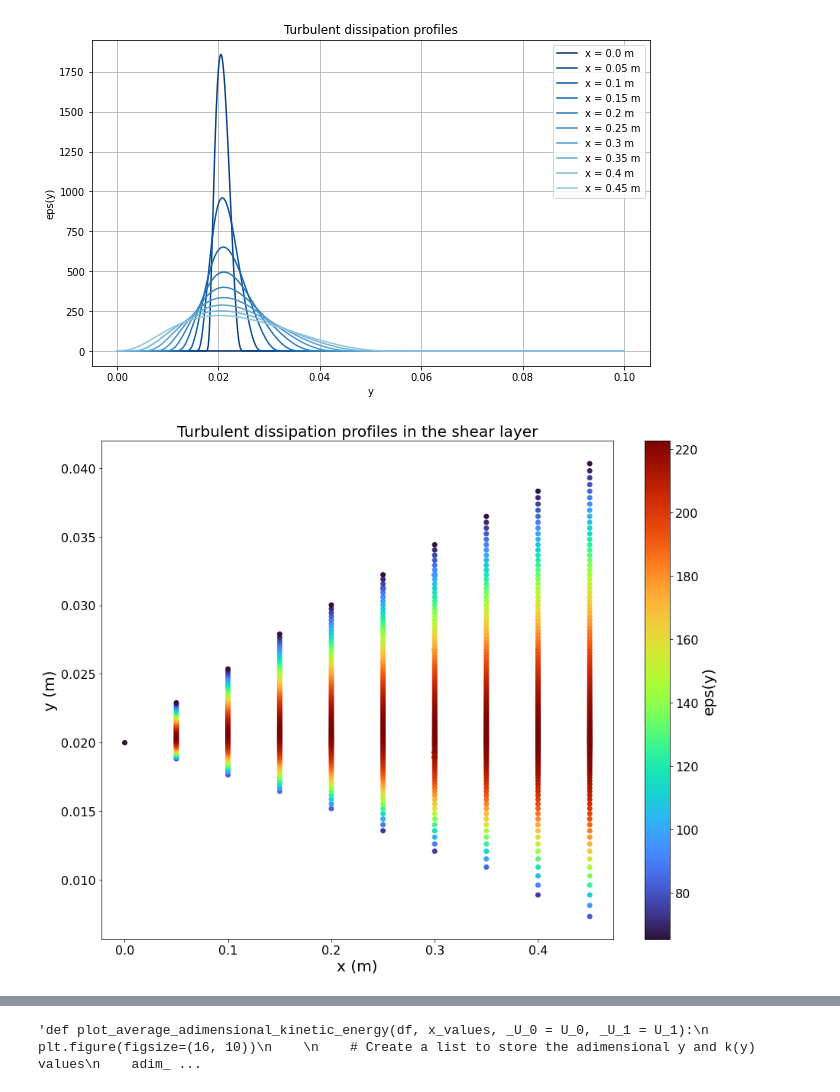
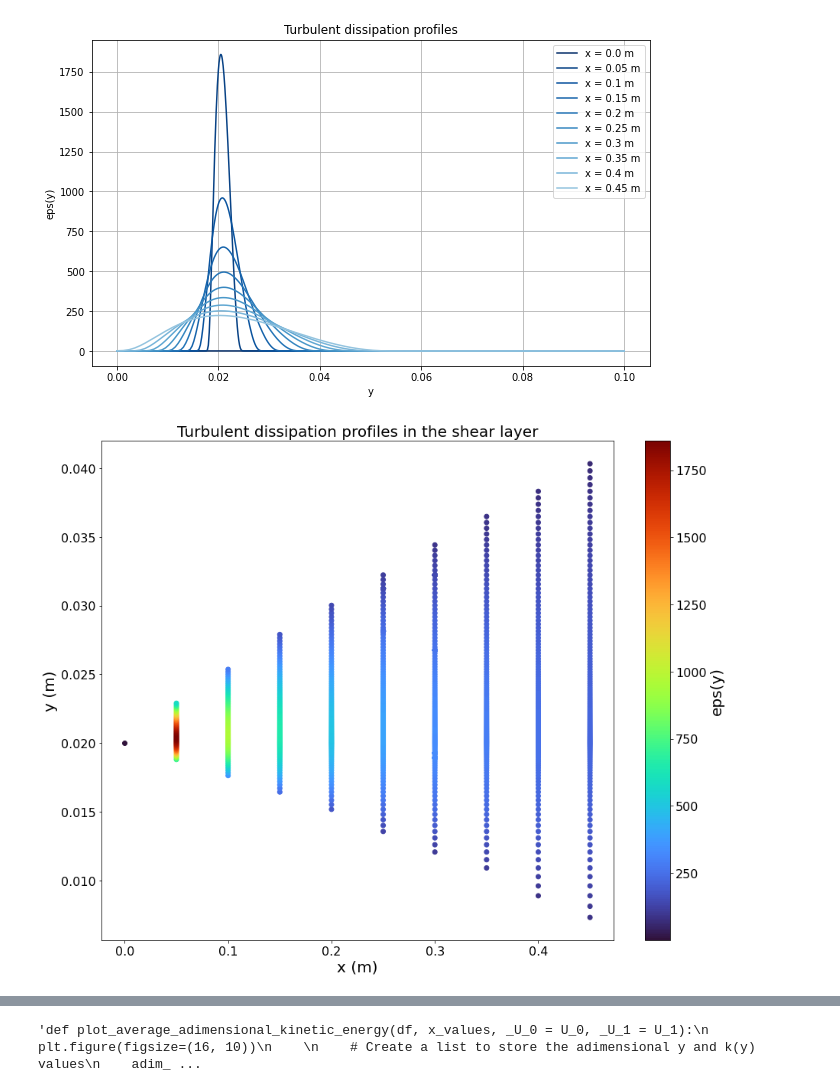
Before and after one commit to mboissiere/turbulence, a Jupyter notebook: main.ipynb, the cells around one changed output, grey strips where cells are left out. Saved outputs shown, nothing was run; the diff lists cells and outputs as text; code cells hidden in the pictures.

Commit message:
Graphes pour la partie II

```diff
--- a/main.ipynb
+++ b/main.ipynb
@@ -635,33 +647,33 @@ def plot_2d_turbulent_dissipation_shear_layer(df, x_values, _U_0 = U_0, delta_U
         # Compute the shear layer limits for this x
         _y_min, _y_max = compute_shear_layer_limit(df, x, _U_0, delta_U)
 
         df_x = df[(df['x'] == x) & (df['y'] >= _y_min) & (df['y'] <= _y_max)].copy()
 
         # Add eps values to the list
         eps_values.extend(df_x['eps(y)'].tolist())
 
         # Plot x vs y with a color from the colormap representing eps
-        sc = ax.scatter([x]*len(df_x), df_x['y'], c=df_x['eps(y)'], cmap=color_map)
+        sc = ax.scatter([x]*len(df_x), df_x['y'], c=df_x['eps(y)'], cmap=color_map, vmin=min(eps_values), vmax=max(eps_values))
 
     ax.set_xlabel('x (m)', fontsize = 20)
     ax.set_ylabel('y (m)', fontsize = 20)
     ax.set_title('Turbulent dissipation profiles in the shear layer', fontsize = 20)
 
     # Increase the size of the tick labels
     ax.tick_params(axis='both', which='major', labelsize=16)
 
     # Add a colorbar
     cbar = fig.colorbar(sc, label='eps(y)')
     cbar.set_label('eps(y)', size=20)  # Increase the size of the colorbar label
 
     # Increase the size of the colorbar tick labels
     cbar.ax.tick_params(labelsize=16)
 
     plt.show()
 
 # Test the function
 x_values_coeur = [x for x in x_values if x < 0.462163]
 plot_2d_turbulent_dissipation_shear_layer(data, x_values_coeur)
 # %% [output]
-[figure, old version]
+[figure, new version]
 # %%
```
Also changed, not shown: parts of 12 cells of this notebook, 1 other file.
